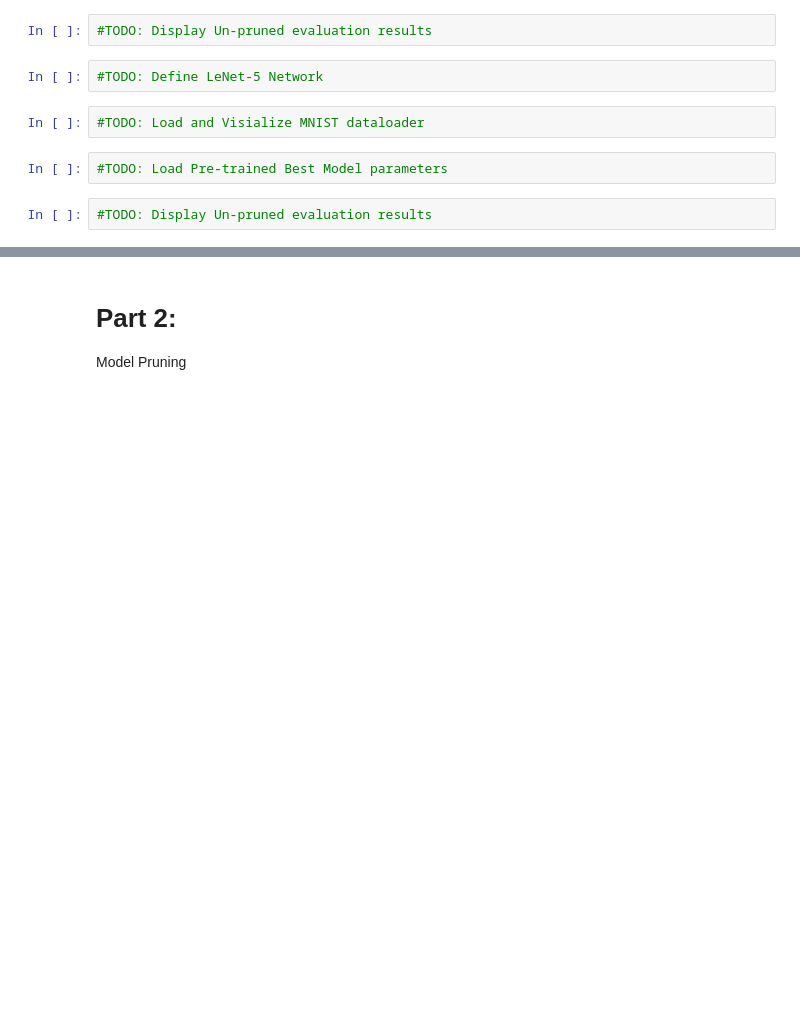
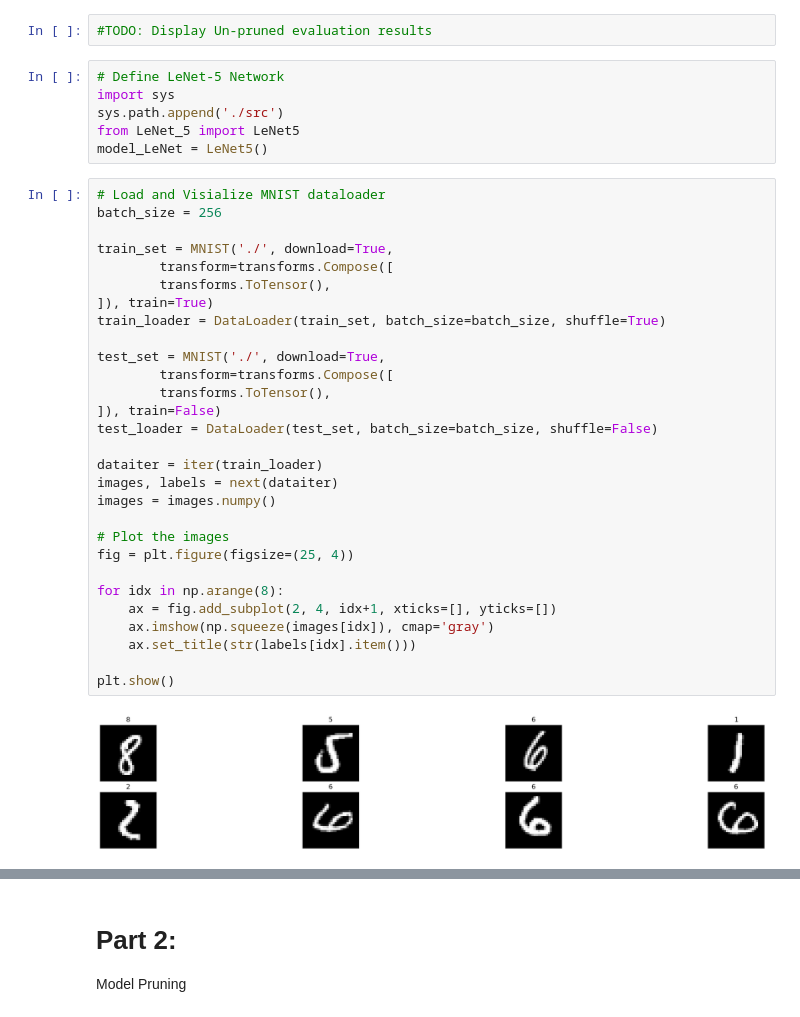
Before and after one commit to FFFROZEN090/EML_Pruning_ADMM, a Jupyter notebook: demo.ipynb, the cells around one changed output, grey strips where cells are left out. Cells and saved outputs as stored; diff of their text form; blank space fills up the shorter version.

```diff
--- a/demo.ipynb
+++ b/demo.ipynb
@@ -12,11 +22,40 @@ MNIST dataset - LeNet-5
 #TODO: Load Pre-trained Best Model parameters
 # %%
 #TODO: Display Un-pruned evaluation results
-# %%
-#TODO: Define LeNet-5 Network
-# %%
-#TODO: Load and Visialize MNIST dataloader
-# %%
-#TODO: Load Pre-trained Best Model parameters
-# %%
-#TODO: Display Un-pruned evaluation results
+# %%
+# Define LeNet-5 Network
+import sys
+sys.path.append('./src')
+from LeNet_5 import LeNet5
+model_LeNet = LeNet5()
+# %%
+# Load and Visialize MNIST dataloader
+batch_size = 256
+
+train_set = MNIST('./', download=True,
+        transform=transforms.Compose([
+        transforms.ToTensor(),
+]), train=True)
+train_loader = DataLoader(train_set, batch_size=batch_size, shuffle=True)
+
+test_set = MNIST('./', download=True,
+        transform=transforms.Compose([
+        transforms.ToTensor(),
+]), train=False)
+test_loader = DataLoader(test_set, batch_size=batch_size, shuffle=False)
+
+dataiter = iter(train_loader)
+images, labels = next(dataiter)
+images = images.numpy()
+
+# Plot the images
+fig = plt.figure(figsize=(25, 4))
+
+for idx in np.arange(8):
+    ax = fig.add_subplot(2, 4, idx+1, xticks=[], yticks=[])
+    ax.imshow(np.squeeze(images[idx]), cmap='gray')
+    ax.set_title(str(labels[idx].item()))
+
+plt.show()
+# %% [output]
+[figure, added]
```
Also changed, not shown: parts of 14 cells of this notebook, 1 other file.
